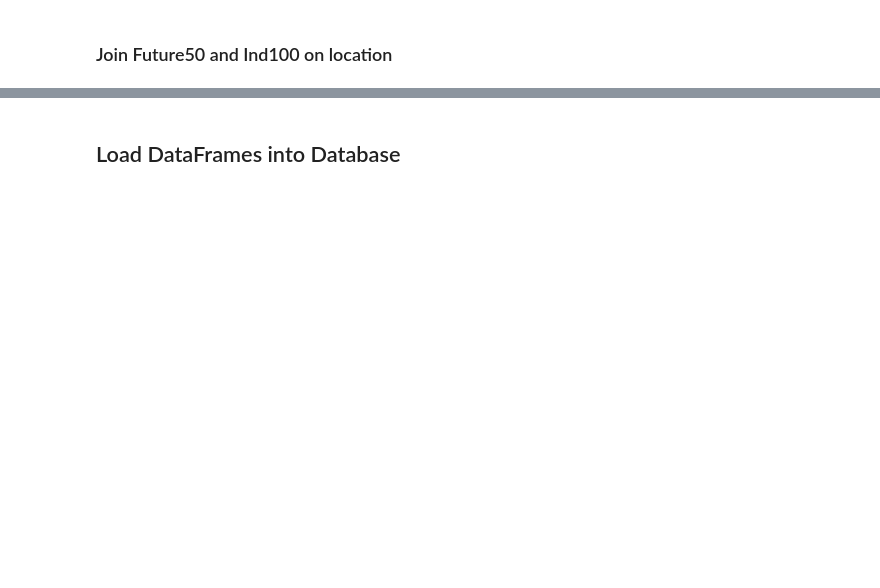
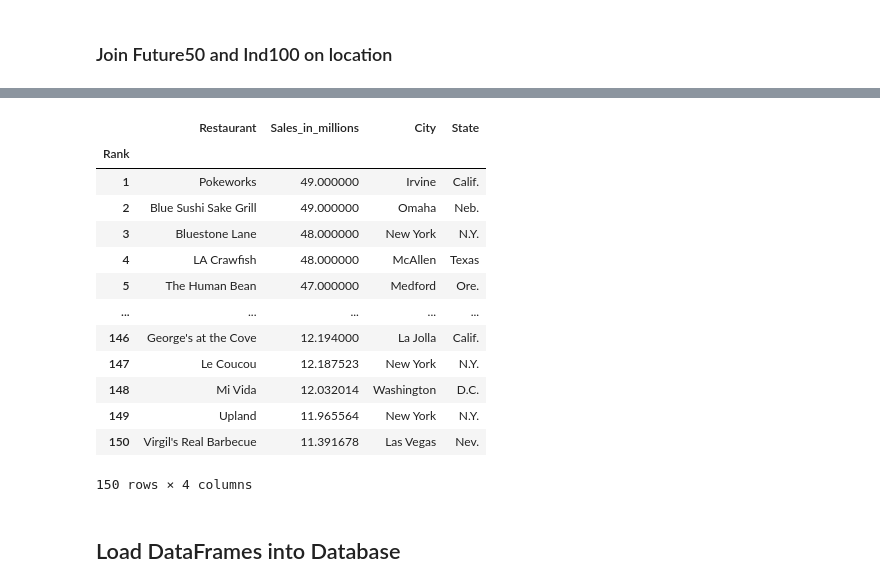
Before and after one commit to halpeter/ETL-Project, a Jupyter notebook: etl.ipynb, the cells around one changed output, grey strips where cells are left out. Cells and saved outputs as stored; diff of their text form; code cells hidden in the pictures; blank space fills up the shorter version.

Commit message:
updated index

```diff
--- a/etl.ipynb
+++ b/etl.ipynb
@@ -137,3 +187,31 @@ location_df
+# %%
+# Step 6 Create New location Rankings
+# Sort by Sales descending
+top150_df = top150_df.sort_values(by='Sales_in_millions', ascending=False)
+# Reset index to show new ranking for location df
+top150_df = top150_df.reset_index()
+# Make the index start at 1
+top150_df.index = np.arange(1, len(top150_df) + 1)
+# Rename index to Rank to show new ranking
+top150_df.index.names = ['Rank']
+# Drop unnecessary columns
+top150_df = top150_df.drop(columns = ['index', 'Rank'])
+top150_df
+# %% [output]
+|  | Restaurant | Sales_in_millions | City | State |
+| Rank |  |  |  |  |
+| 1 | Pokeworks | 49.000000 | Irvine | Calif. |
+| 2 | Blue Sushi Sake Grill | 49.000000 | Omaha | Neb. |
+| 3 | Bluestone Lane | 48.000000 | New York | N.Y. |
+| 4 | LA Crawfish | 48.000000 | McAllen | Texas |
+| 5 | The Human Bean | 47.000000 | Medford | Ore. |
+| ... | ... | ... | ... | ... |
+| 146 | George's at the Cove | 12.194000 | La Jolla | Calif. |
+| 147 | Le Coucou | 12.187523 | New York | N.Y. |
+| 148 | Mi Vida | 12.032014 | Washington | D.C. |
+| 149 | Upland | 11.965564 | New York | N.Y. |
+| 150 | Virgil's Real Barbecue | 11.391678 | Las Vegas | Nev. |
+150 rows × 4 columns
 # %% [markdown]
 ## Load DataFrames into Database
 # %%
```
Also changed, not shown: parts of 11 cells of this notebook.
